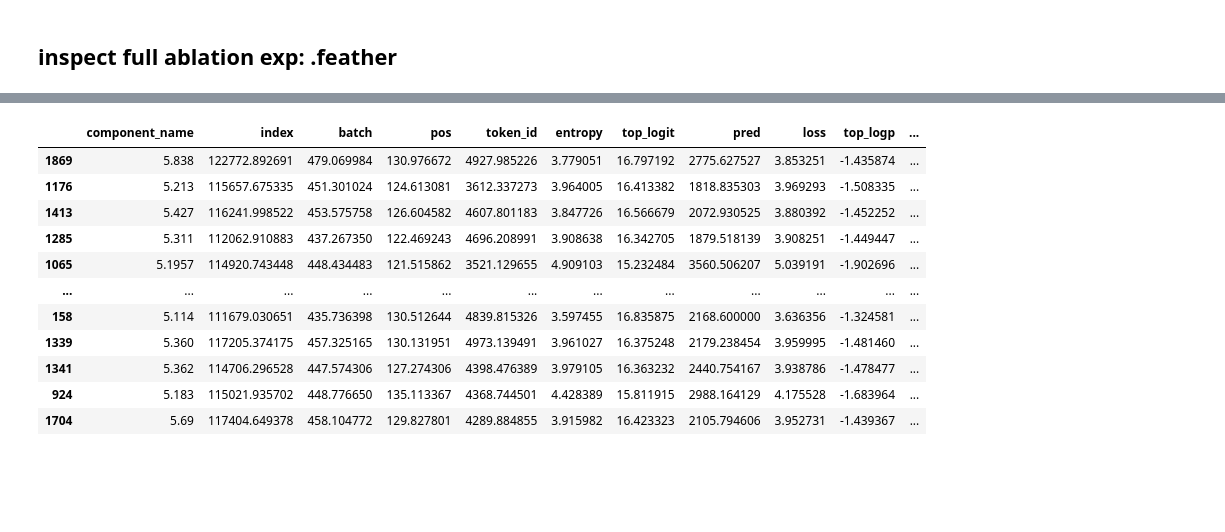
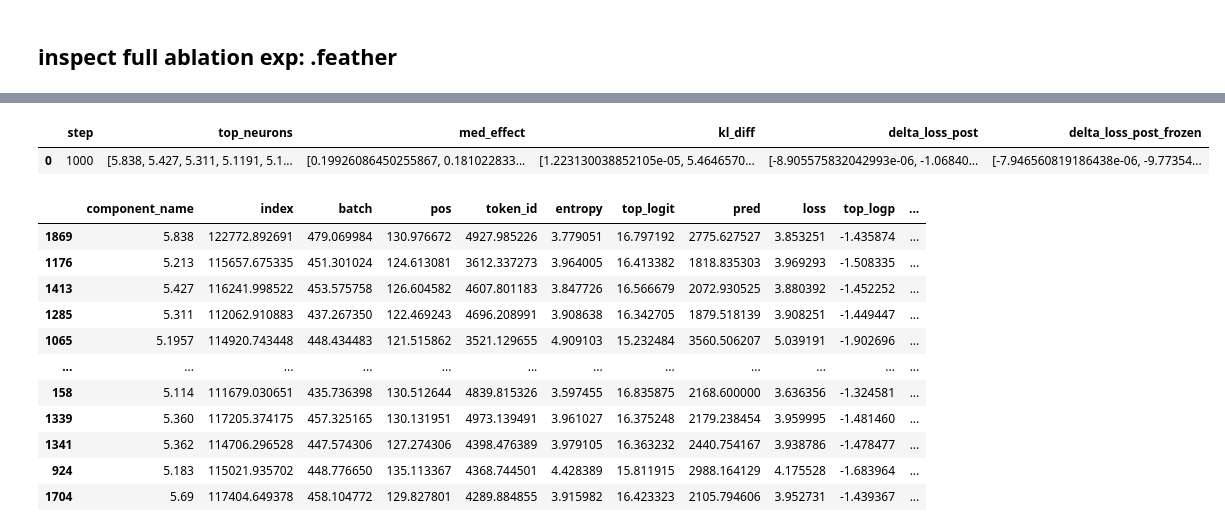
Before and after one commit to Jing-L97/target_neuron_ablation, a Jupyter notebook: src/scripts/plots/inspect.ipynb, the cells around one changed output, grey strips where cells are left out. Drawn from its saved outputs; the diff is of its cells as text; code cells hidden in the pictures; blank space fills up the shorter version.

Commit message:
add step intervals

```diff
--- a/src/scripts/plots/inspect.ipynb
+++ b/src/scripts/plots/inspect.ipynb
@@ -83,3 +71,11 @@ See the caveats in the documentation: https://pandas.pydata.org/pandas-docs/stab
+# %%
+top_n =10
+step = 1000
+effect = "boost"
+select_top_token_frequency_neurons(feather_path, top_n, step,effect)
+# %% [output]
+|  | step | top_neurons | med_effect | kl_diff | delta_loss_post | delta_loss_post_frozen |
+| 0 | 1000 | [5.838, 5.427, 5.311, 5.1191, 5.1... | [0.19926086450255867, 0.181022833... | [1.223130038852105e-05, 5.4646570... | [-8.905575832042993e-06, -1.06840... | [-7.946560819186438e-06, -9.77354... |
 # %%
 ranked_neurons
 # %% [output]
```
Also changed, not shown: parts of 3 cells of this notebook, 11 other files.
